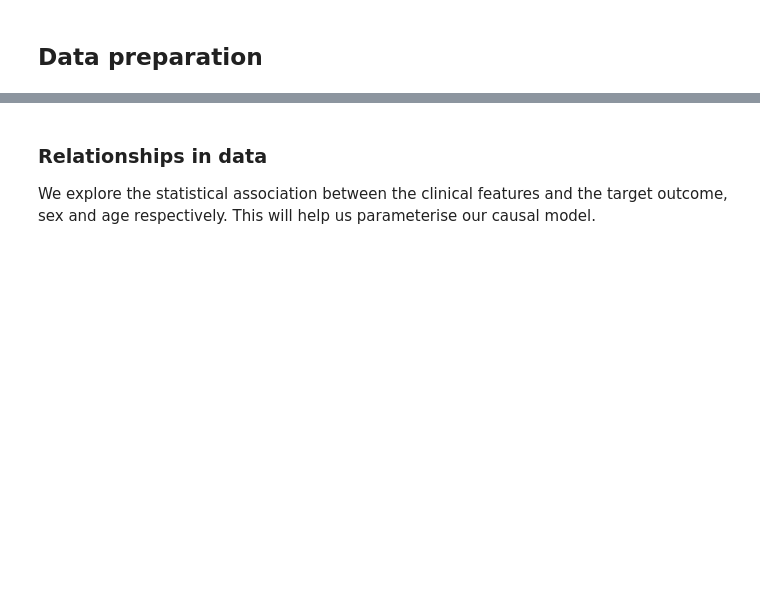
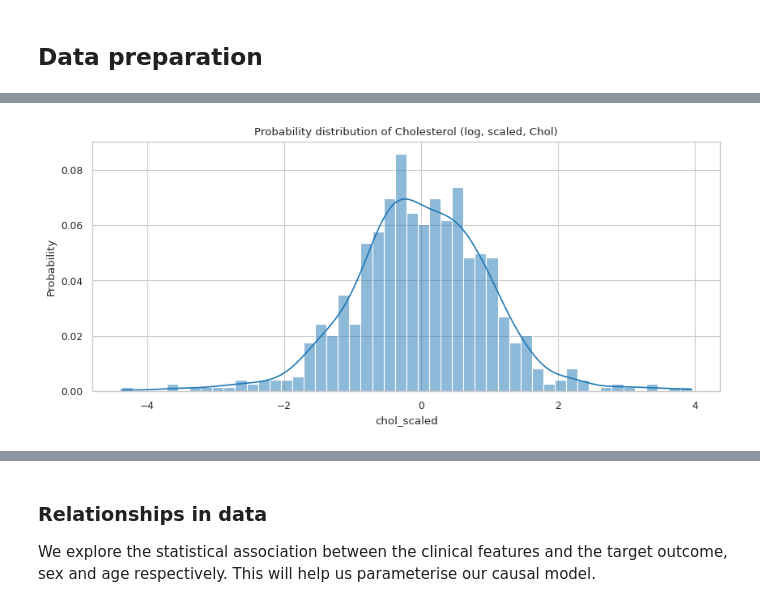
Before and after one commit to LuSyo/Health-ML-Bias-Experiments, a Jupyter notebook: notebooks/02_CAD_counterfactual_fairness.ipynb, the cells around one changed output, grey strips where cells are left out. Saved outputs shown, nothing was run; the diff lists cells and outputs as text; code cells hidden in the pictures; blank space fills up the shorter version.

```diff
--- a/notebooks/02_CAD_counterfactual_fairness.ipynb
+++ b/notebooks/02_CAD_counterfactual_fairness.ipynb
@@ -169,0 +119,8 @@ heart_disease.describe()
+# %%
+# Chol distribution
+plt.figure(figsize=(10, 4))
+sns.histplot(heart_disease, x='chol_scaled', bins=50, kde=True, stat='probability')
+plt.title('Probability distribution of Cholesterol (log, scaled, Chol)')
+plt.show()
+# %% [output]
+[figure, added]
```
Also changed, not shown: parts of 24 cells of this notebook.
